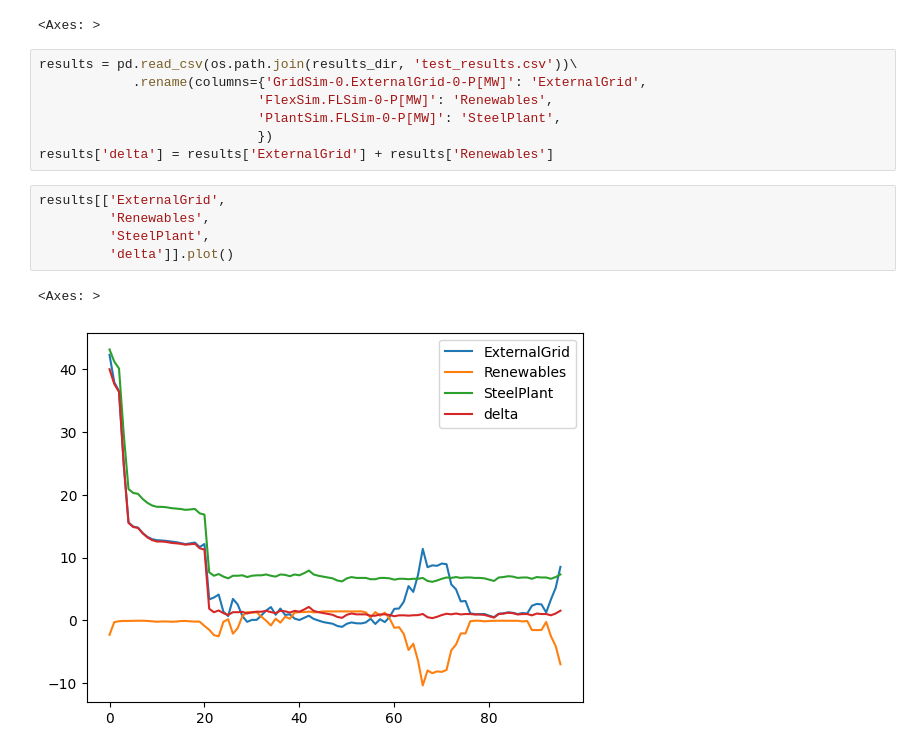
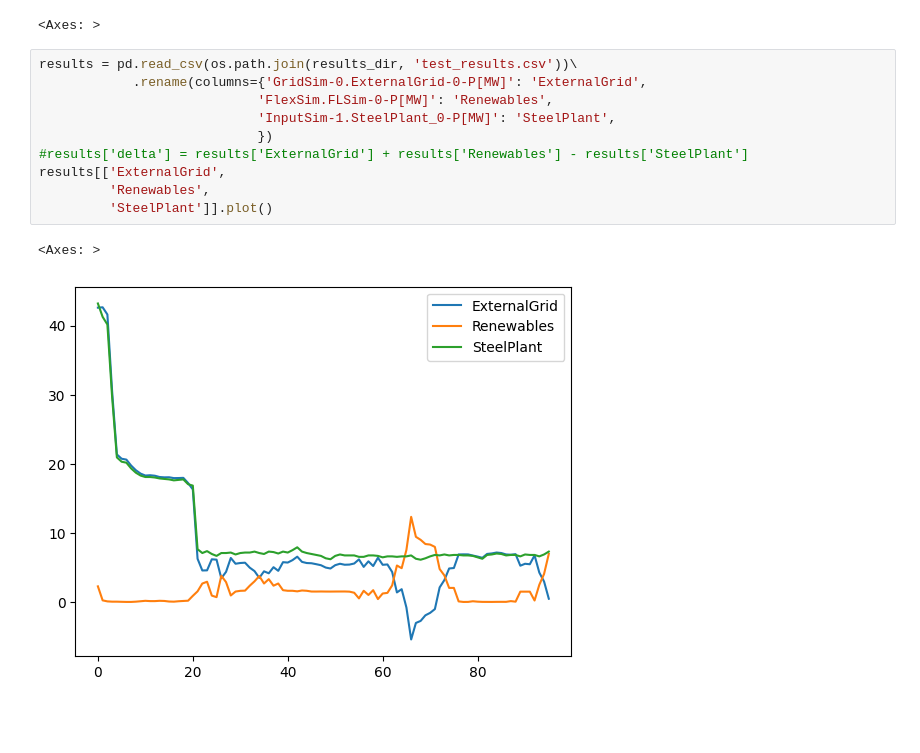
Before and after one commit to Ellariel/hybit_scenario, a Jupyter notebook: hybit_grid.ipynb, the cells around one changed output. Saved outputs shown, nothing was run; the diff lists cells and outputs as text; blank space fills up the shorter version.

```diff
--- a/hybit_grid.ipynb
+++ b/hybit_grid.ipynb
@@ -29,15 +29,13 @@ pp.plotting.simple_plot(grid_model)
 # %%
 results = pd.read_csv(os.path.join(results_dir, 'test_results.csv'))\
             .rename(columns={'GridSim-0.ExternalGrid-0-P[MW]': 'ExternalGrid',
                             'FlexSim.FLSim-0-P[MW]': 'Renewables',
-                            'PlantSim.FLSim-0-P[MW]': 'SteelPlant',
+                            'InputSim-1.SteelPlant_0-P[MW]': 'SteelPlant',
                             })
-results['delta'] = results['ExternalGrid'] + results['Renewables']
+#results['delta'] = results['ExternalGrid'] + results['Renewables'] - results['SteelPlant']
+results[['ExternalGrid',
+         'Renewables',
+         'SteelPlant']].plot()
+# %% [output]
+<Axes: >
+[figure, added]
-# %%
-results[['ExternalGrid',
-         'Renewables',
-         'SteelPlant',
-         'delta']].plot()
-# %% [output]
-<Axes: >
-[figure, removed]
```
Also changed, not shown: parts of 1 cell of this notebook, 7 other files.
